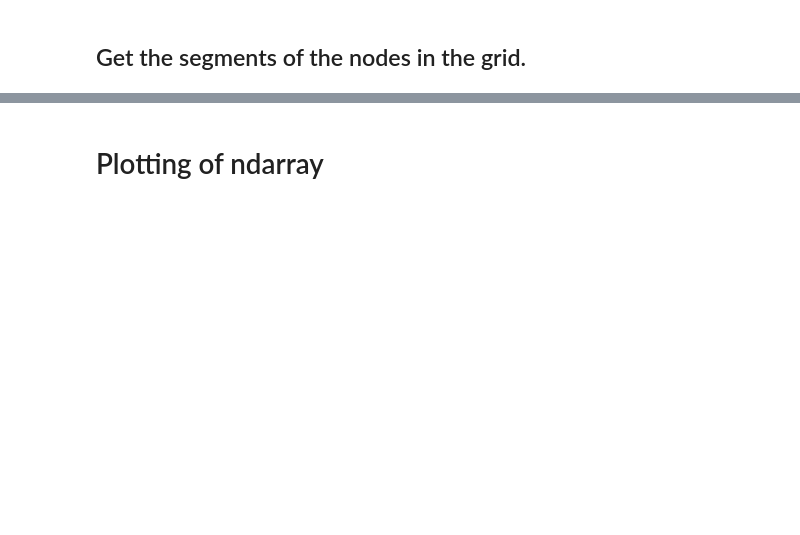
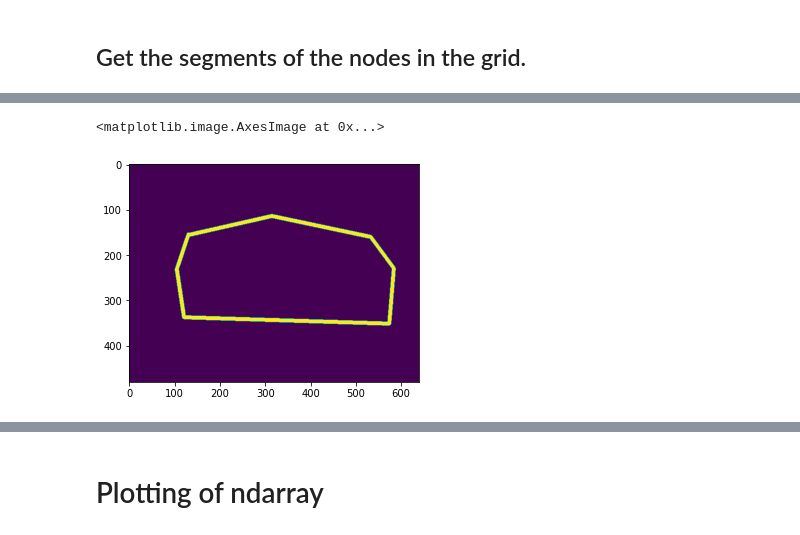
Before and after one commit to lucky-verma/Image-Blending-Using-Graph-Cuts, a Jupyter notebook: Test.ipynb, the cells around one changed output, grey strips where cells are left out. Cells and saved outputs as stored; diff of their text form; code cells hidden in the pictures; blank space fills up the shorter version.

```diff
--- a/Test.ipynb
+++ b/Test.ipynb
@@ -189,0 +200,26 @@ save('{}/2.b.npy'.format(image_dir), edges)
+# %%
+# Testing
+mask = cv2.imread(os.path.join(image_dir, 'mask.png'))
+image = mask
+original = image.copy()
+image = cv2.cvtColor(image, cv2.COLOR_BGR2HSV)
+lower = np.array([22, 93, 0], dtype="uint8")
+upper = np.array([45, 255, 255], dtype="uint8")
+mask = cv2.inRange(image, lower, upper)
+
+cnts = cv2.findContours(mask, cv2.RETR_EXTERNAL, cv2.CHAIN_APPROX_SIMPLE)
+cnts = cnts[0] if len(cnts) == 2 else cnts[1]
+
+for c in cnts:
+    x,y,w,h = cv2.boundingRect(c)
+    cv2.rectangle(original, (x, y), (x + w, y + h), (36,255,12), 2)
+
+plt.imshow(mask)
+
+# mask = cv2.imread(os.path.join(image_dir, 'mask.png'))
+# hsv = cv2.cvtColor(mask, cv2.COLOR_BGR2HSV)
+# # retval, thresh_crop = cv2.threshold(hsv * 255, thresh=20, maxval=255, type=cv2.THRESH_BINARY)
+# plt.imshow(hsv)
+# %% [output]
+<matplotlib.image.AxesImage at 0x...>
+[figure, added]
```
Also changed, not shown: parts of 28 cells of this notebook, 13 other files.
